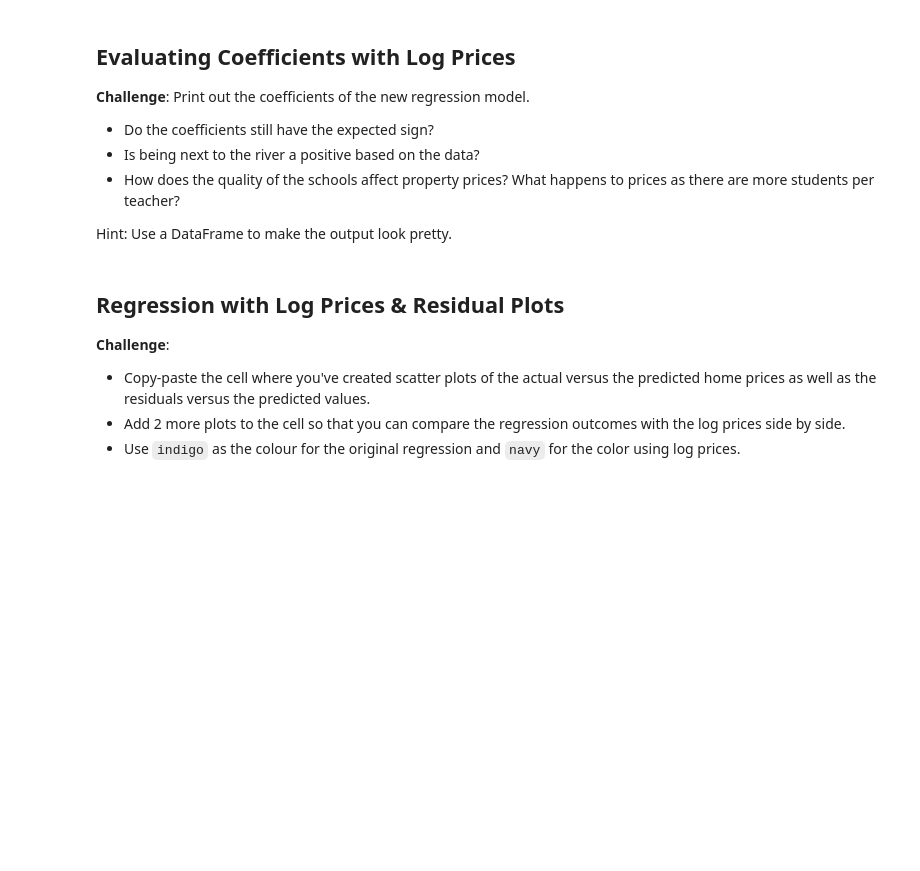
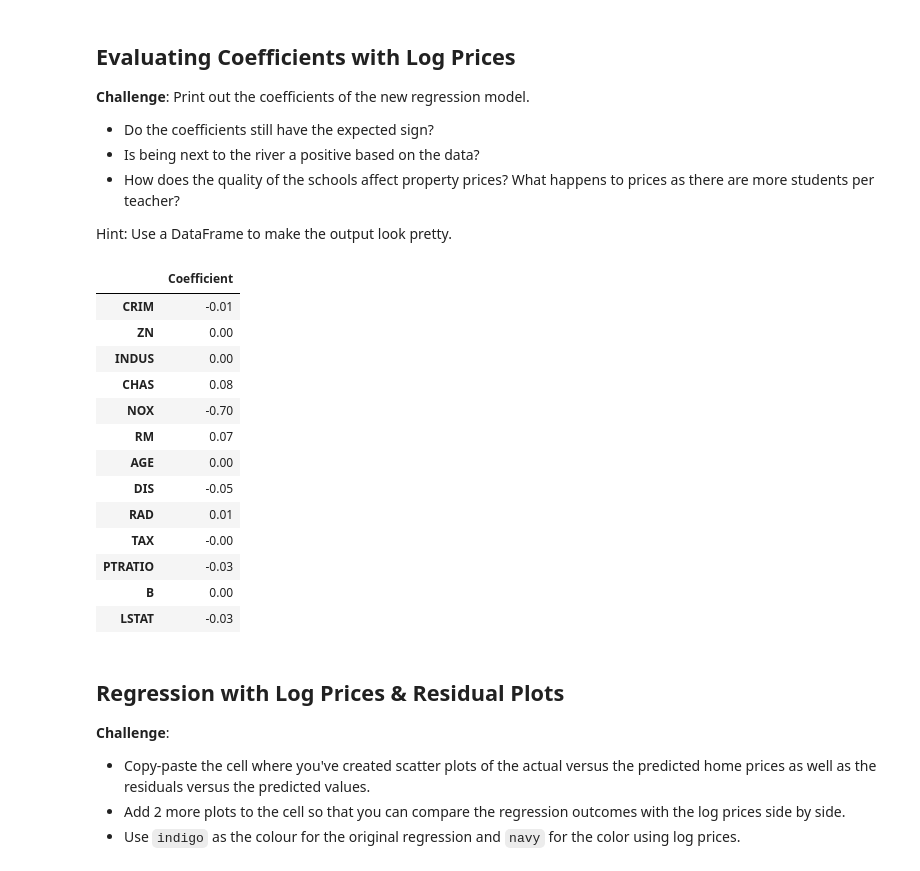
Before and after one commit to IrishEgie/data_science_py, a Jupyter notebook: data_science_10/Multivariable_Regression_and_Valuation_Model_(start).ipynb, the cells around one changed output. Saved outputs shown, nothing was run; the diff lists cells and outputs as text; code cells hidden in the pictures; blank space fills up the shorter version.

```diff
--- a/data_science_10/Multivariable_Regression_and_Valuation_Model_(start).ipynb
+++ b/data_science_10/Multivariable_Regression_and_Valuation_Model_(start).ipynb
@@ -715,6 +715,25 @@ r_squared_log
 * How does the quality of the schools affect property prices? What happens to prices as there are more students per teacher?
 
 Hint: Use a DataFrame to make the output look pretty.
+# %%
+# Create a DataFrame for the coefficients
+coefficients_log = pd.DataFrame(model_log.coef_, X.columns, columns=['Coefficient'])
+coefficients_log
+# %% [output]
+|  | Coefficient |
+| CRIM | -0.01 |
+| ZN | 0.00 |
+| INDUS | 0.00 |
+| CHAS | 0.08 |
+| NOX | -0.70 |
+| RM | 0.07 |
+| AGE | 0.00 |
+| DIS | -0.05 |
+| RAD | 0.01 |
+| TAX | -0.00 |
+| PTRATIO | -0.03 |
+| B | 0.00 |
+| LSTAT | -0.03 |
 # %% [markdown]
 ## Regression with Log Prices & Residual Plots
 
```
Also changed, not shown: parts of 4 cells of this notebook.
